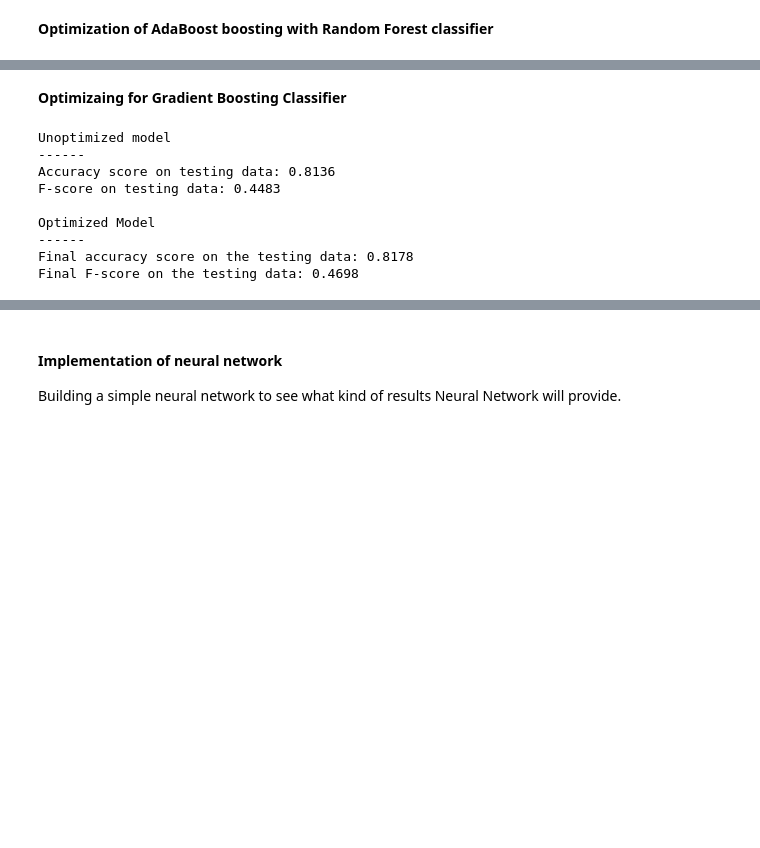
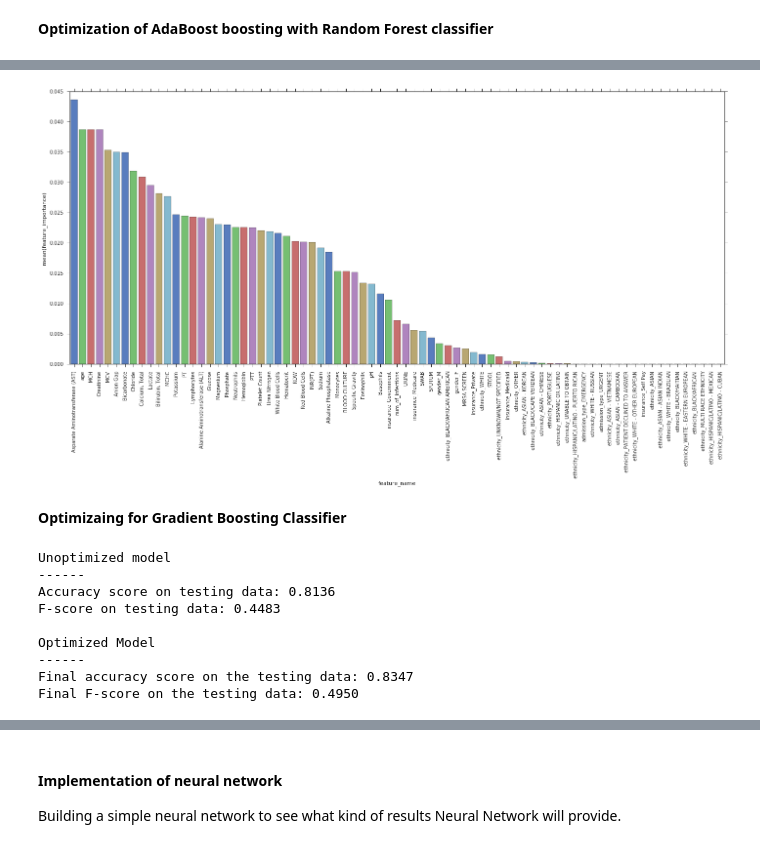
Before and after one commit to sangeetsaurabh/SurvivabilityofSepsisShockpatients, a Jupyter notebook: Survivability with severe Sepsis Shock - Machine Learning Models.ipynb, the cells around one changed output, grey strips where cells are left out. Saved outputs shown, nothing was run; the diff lists cells and outputs as text; code cells hidden in the pictures; blank space fills up the shorter version.

Commit message:
machine learning models optimized for better performance

```diff
--- a/Survivability with severe Sepsis Shock - Machine Learning Models.ipynb
+++ b/Survivability with severe Sepsis Shock - Machine Learning Models.ipynb
@@ -689,0 +679,25 @@ Final F-score on the testing data: 0.5034
+# %%
+'''
+Feature optimization using SVC
+
+'''
+my_random_state=42
+
+# Initialize the model
+
+C = [1, 1e1, 1e2]
+GAMMA = [0.0001, 0.0005, 0.001, 0.005, 0.01, 0.1,'auto']
+KERNEL = ['linear', 'rbf']
+
+for c in C:
+    for gamma in GAMMA:
+        for kernel in KERNEL:
+            clf = SVC(random_state=my_random_state,kernel=kernel,C=c,gamma=gamma)
+            # Calculate the number of samples of the training data
+            sample_size = len(X_train)
+            SVC_result = train_predict(clf, samples, X_train, y_train, X_test, y_test)
+            SVC_result['C'] = c
+            SVC_result['gamma'] = gamma
+            SVC_result['kernel'] = kernel
+            print SVC_result
+            df_svc_result = df_svc_result.append(pd.DataFrame([SVC_result]))
@@ -740,3 +796,14 @@ Final F-score on the testing data: 0.5200
+# %%
+feature_importance_df = pd.DataFrame({'feature_name': features.columns, 'feature_importance': clf.feature_importances_})
+feature_importance_df.sort_values(['feature_importance'],ascending=False,inplace=True)
+
+fig,ax1 = plt.subplots(1, 1,figsize=(24,10),gridspec_kw={'hspace':0.4})
+
+g = sns.barplot(x="feature_name",y="feature_importance",data=feature_importance_df,ax=ax1,palette="muted")
+for item in g.get_xticklabels():
+    item.set_rotation(90)
+# %% [output]
+[figure, added]
 # %% [markdown]
 **Optimizaing for Gradient Boosting Classifier**
 # %%
@@ -749,13 +816,13 @@ clf = GradientBoostingClassifier(random_state=my_random_state)
 
 # Create the parameters list you wish to tune
 # Multiple parameters were used for optimization. All the parameters that were used for optimization are listed here.
-parameters = {'max_depth':[2,3,5,16],'min_samples_split':[2,200],'min_samples_leaf':[1,11,50],'n_estimators':[10,50,110,140],'learning_rate':[0.001,0.01,0.05,0.1,0.15] }
+parameters = {'max_depth':[None,3,5,8,16],'min_samples_split':[2,4],'max_features':[None,5,10,15,20,30],'min_samples_leaf':[1,5,11,50],'n_estimators':[50,100],'learning_rate':[0.01,0.05,0.1] }
 
 # Make an fbeta_score scoring object
 scorer = make_scorer(fbeta_score, beta=0.5)
 
 # Perform grid search on the classifier using 'scorer' as the scoring method
-grid_obj = GridSearchCV(clf, param_grid=parameters,scoring=scorer)
+grid_obj = GridSearchCV(clf, param_grid=parameters,scoring=scorer,n_jobs=8)
 
 # Fit the grid search object to the training data and find the optimal parameters
 grid_fit = grid_obj.fit(X_train,y_train)
@@ -782,8 +849,8 @@ F-score on testing data: 0.4483
 
 Optimized Model
 ------
-Final accuracy score on the testing data: 0.8178
-Final F-score on the testing data: 0.4698
+Final accuracy score on the testing data: 0.8347
+Final F-score on the testing data: 0.4950
 # %%
 best_clf
 # %% [output]
```
Also changed, not shown: parts of 18 cells of this notebook.
